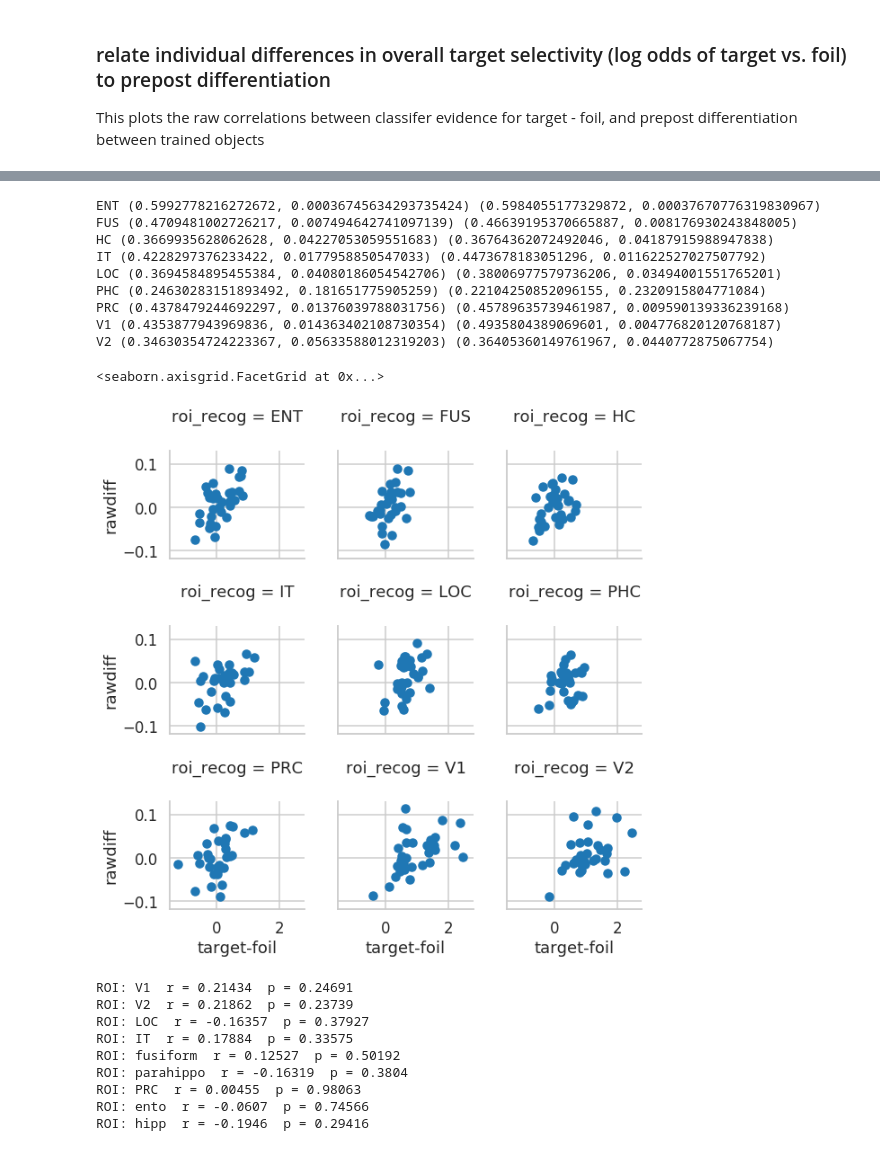
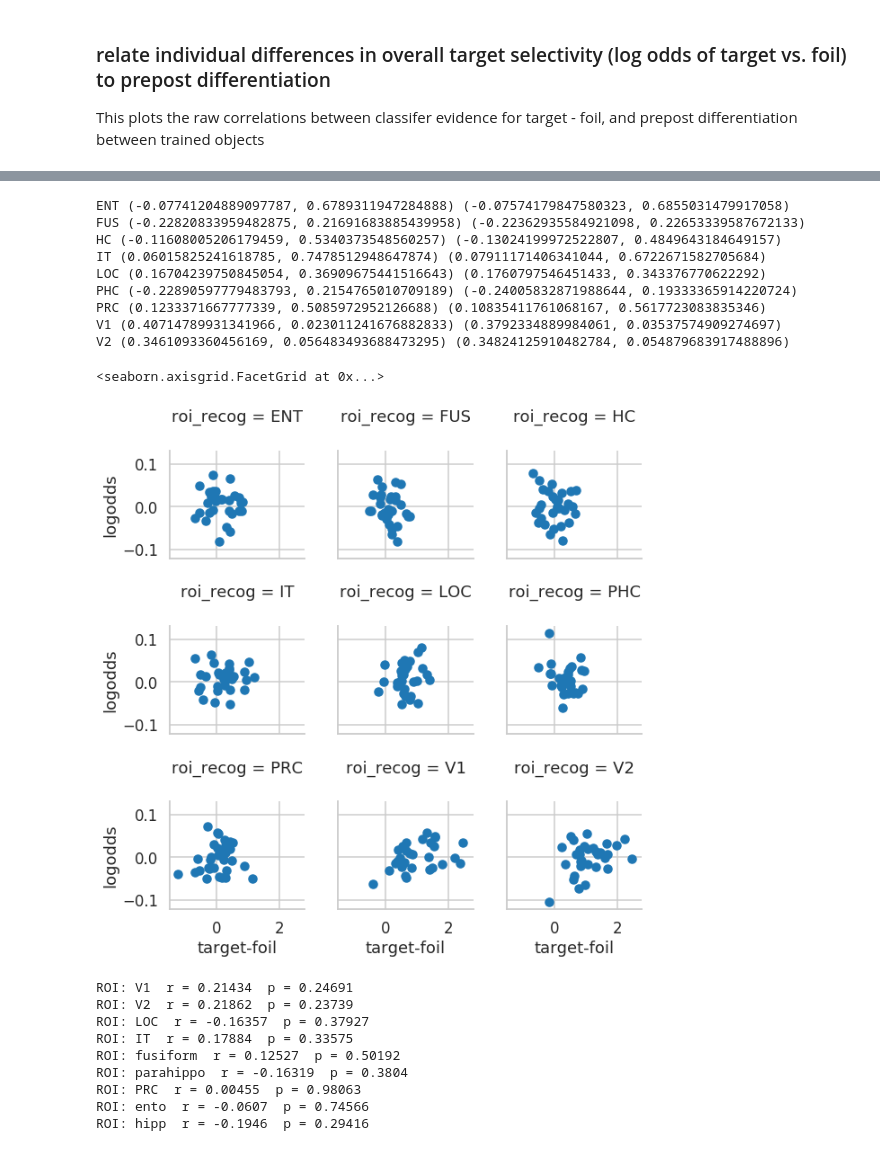
Before and after one commit to cogtoolslab/neurosketch, a Jupyter notebook: ipynb/golden/3_relate_drawing_training_and_recog_prepost.ipynb, the cells around one changed output, grey strips where cells are left out. Saved outputs shown, nothing was run; the diff lists cells and outputs as text; code cells hidden in the pictures.

```diff
--- a/ipynb/golden/3_relate_drawing_training_and_recog_prepost.ipynb
+++ b/ipynb/golden/3_relate_drawing_training_and_recog_prepost.ipynb
@@ -77,12 +74,37 @@ target_selection = target_selection.rename(columns={'roi_formatted':'roi'})
 # %%
-## load in version of prepost that
+## load in version of prepost that has probs
 prepost = pd.read_csv(os.path.join(results_dir,'prepost_recog_probs.csv'))
 x = prepost[prepost['trained']==True].groupby(['roi_formatted','subj','phase'])['target_prob_raw'].mean().reset_index()
+x['foil_prob_raw'] = prepost[prepost['trained']==True].groupby(['roi_formatted','subj','phase'])['foil_prob_raw'].mean().reset_index()['foil_prob_raw']
 ## split then splice together so that each row contains subject's own pre and post probs, then add raw prob difference column
 x2 = x[x['phase']=='pre'].reset_index().join(x[x['phase']=='post'].reset_index(),rsuffix='_post', lsuffix='_pre')
-x2['raw_diff_postpre'] = x2['target_prob_raw_post'] - x2['target_prob_raw_pre']
+
+######### raw probabilities ########
+## raw prob prepost changes within target, and within foil
+x2['target_rawprob_postpre'] = x2['target_prob_raw_post'] - x2['target_prob_raw_pre']
+x2['foil_rawprob_postpre'] = x2['foil_prob_raw_post'] - x2['foil_prob_raw_pre']
+
+## raw probs target vs. foil in each phase
+x2['target_foil_rawprob_pre'] = x2['target_prob_raw_pre'] - x2['foil_prob_raw_pre']
+x2['target_foil_rawprob_post'] = x2['target_prob_raw_post'] - x2['foil_prob_raw_post']
+
+## raw probs prepost change in target vs. foil
+x2['target_foil_rawprob_postpre'] =  x2['target_foil_rawprob_post'] - x2['target_foil_rawprob_pre']
+
+######### log odds ########
+## get log probs and get log odds column
+x2['target_logprob_pre'] = np.log(x2['target_prob_raw_pre'])
+x2['target_logprob_post'] = np.log(x2['target_prob_raw_post'])
+x2['foil_logprob_pre'] = np.log(x2['foil_prob_raw_pre'])
+x2['foil_logprob_post'] = np.log(x2['foil_prob_raw_post'])
+
+## log odds target vs. foil in each phase
+x2['target_foil_logodds_pre'] = x2['target_logprob_pre'] - x2['foil_logprob_pre']
+x2['target_foil_logodds_post'] = x2['target_logprob_post'] - x2['foil_logprob_post']
+
+## log odds for change within target, and within foil
+x2['target_logodds_postpre'] = x2['target_logprob_post'] - x2['target_logprob_pre']
+x2['foil_logodds_postpre'] = x2['foil_logprob_post'] - x2['foil_logprob_pre']
+
+## log odds prepost change in target vs. foil
+x2['target_foil_logodds_postpre'] = x2['target_logodds_postpre'] - x2['foil_logodds_postpre']
-# %%
-## get log probs and get log odds column
-x2['target_prob_pre'] = np.log(x2['target_prob_raw_pre'])
-x2['target_prob_post'] = np.log(x2['target_prob_raw_post'])
-x2['log_odds_postpre'] = x2['target_prob_post'] - x2['target_prob_pre']
@@ -89,6 +121,6 @@ x2['log_odds_postpre'] = x2['target_prob_post'] - x2['target_prob_pre']
 # %%
 ## define new dataframe which just has the goods
-x3 = x2[['roi_formatted_pre','subj_pre','log_odds_postpre','raw_diff_postpre']]
+x3 = x2[['roi_formatted_pre','subj_pre','target_rawprob_postpre','target_logodds_postpre']]
 x3.columns = ['roi','sub','logodds','rawdiff']
 # %%
 ## join the prepost recognition and production phase dataframes
@@ -99,22 +131,22 @@ joined = target_selection.join(prepost,rsuffix='_recog',lsuffix='_draw')
 for name,group in joined.groupby('roi_recog'):
     print name, stats.pearsonr(group['target-foil'],group['logodds']), stats.pearsonr(group['target-foil'],group['rawdiff'])
 # %% [output]
-ENT (0.5992778216272672, 0.00036745634293735424) (0.5984055177329872, 0.00037670776319830967)
-FUS (0.4709481002726217, 0.007494642741097139) (0.46639195370665887, 0.008176930243848005)
-HC (0.3669935628062628, 0.04227053059551683) (0.36764362072492046, 0.04187915988947838)
-IT (0.4228297376233422, 0.0177958850547033) (0.4473678183051296, 0.011622527027507792)
-LOC (0.3694584895455384, 0.04080186054542706) (0.38006977579736206, 0.03494001551765201)
-PHC (0.24630283151893492, 0.181651775905259) (0.22104250852096155, 0.2320915804771084)
-PRC (0.4378479244692297, 0.01376039788031756) (0.45789635739461987, 0.009590139336239168)
-V1 (0.4353877943969836, 0.014363402108730354) (0.4935804389069601, 0.004776820120768187)
-V2 (0.34630354724223367, 0.05633588012319203) (0.36405360149761967, 0.0440772875067754)
+ENT (-0.07741204889097787, 0.6789311947284888) (-0.07574179847580323, 0.6855031479917058)
+FUS (-0.22820833959482875, 0.21691683885439958) (-0.22362935584921098, 0.22653339587672133)
+HC (-0.11608005206179459, 0.5340373548560257) (-0.13024199972522807, 0.4849643184649157)
+IT (0.06015825241618785, 0.7478512948647874) (0.07911171406341044, 0.6722671582705684)
+LOC (0.16704239750845054, 0.36909675441516643) (0.1760797546451433, 0.343376770622292)
+PHC (-0.22890597779483793, 0.2154765010709189) (-0.24005832871988644, 0.19333365914220724)
+PRC (0.1233371667777339, 0.5085972952126688) (0.10835411761068167, 0.5617723083835346)
+V1 (0.40714789931341966, 0.023011241676882833) (0.3792334889984061, 0.03537574909274697)
+V2 (0.3461093360456169, 0.056483493688473295) (0.34824125910482784, 0.054879683917488896)
 # %%
 sns.set_context('talk')
 g = sns.FacetGrid(joined, col='roi_recog',aspect=1,col_wrap=3)
-g.map(plt.scatter,'target-foil','rawdiff')
+g.map(plt.scatter,'target-foil','logodds')
 # %% [output]
 <seaborn.axisgrid.FacetGrid at 0x...>
-[figure, old version]
+[figure, new version]
 # %%
 ## make dataframe to relate drawing contrast to recognition differentiation
 from matplotlib import rcParams
```
Also changed, not shown: parts of 2 cells of this notebook.
